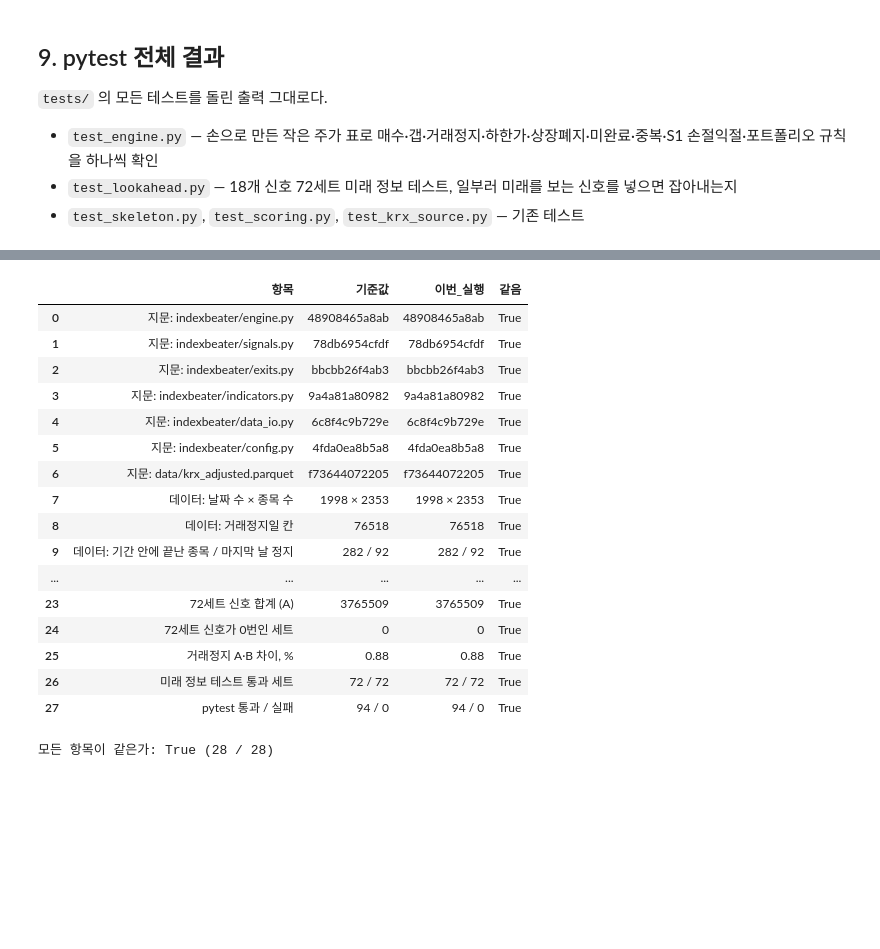
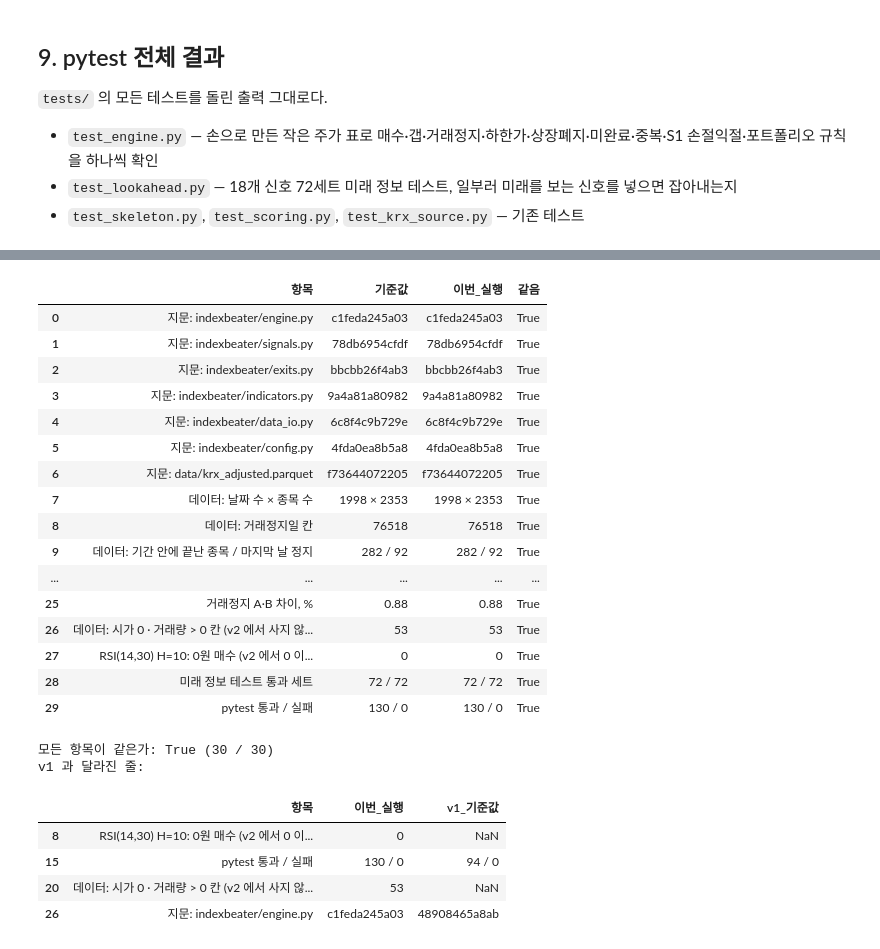
Before and after one commit to jaeyoung84/indexbeater, a Jupyter notebook: notebooks/04_엔진_신호점검.ipynb, the cells around one changed output, grey strips where cells are left out. Cells and saved outputs as stored; diff of their text form; code cells hidden in the pictures; blank space fills up the shorter version.

```diff
--- a/notebooks/04_엔진_신호점검.ipynb
+++ b/notebooks/04_엔진_신호점검.ipynb
@@ -694,35 +701,45 @@ for mk in C.UNIVERSE_MARKETS:
     worst_r = worst_f.loc[worst_f["market"] == mk, "ret_net"].mean()
     now[f"RSI {mk} 평균 순수익률(0.5%) 기본, %"] = f"{base_r * 100:.4f}"
     now[f"RSI {mk} 평균 순수익률(0.5%) 상장폐지 최악, %"] = f"{worst_r * 100:.4f}"
     now[f"RSI {mk} 포트폴리오 마지막 평가금액, 원"] = f"{port_final[mk]:,.0f}"
 now["손 계산 일치 종목 수"] = f"{int(check['모두_일치'].sum())} / {len(check)}"
 now["72세트 신호 합계 (A)"] = str(int(counts["합계"].sum()))
 now["72세트 신호가 0번인 세트"] = str(int((counts["합계"] == 0).sum()))
 now["거래정지 A·B 차이, %"] = f"{ab_total_pct:.2f}"
+zero_open = (data["adj_open"].eq(0) & data["volume"].gt(0) & data["adj_close"].notna()).to_numpy().sum()
+now["데이터: 시가 0 · 거래량 > 0 칸 (v2 에서 사지 않는 날)"] = str(int(zero_open))
+now["RSI(14,30) H=10: 0원 매수 (v2 에서 0 이어야 함)"] = str(int((filled["buy_px"] <= 0).sum()))
 now["미래 정보 테스트 통과 세트"] = f"{int(la['ok'].sum())} / {len(la)}"
 m_pass = re.search(r"(\d+) passed", res.stdout)
 m_fail = re.search(r"(\d+) failed", res.stdout)
 now["pytest 통과 / 실패"] = f"{m_pass.group(1) if m_pass else 0} / {m_fail.group(1) if m_fail else 0}"
 
-ref_path = Path(root) / "results" / "engine_v1_reference.csv"
+ref_path = Path(root) / "results" / "engine_v2_reference.csv"      # 엔진 v2 (11/24). v1 파일은 건드리지 않는다
 now_df = pd.DataFrame({"항목": list(now), "이번_실행": list(now.values())})
 if not ref_path.exists():
     # 처음 한 번만 만든다. 이미 있으면 절대 덮어쓰지 않는다 (기준값이 바뀌면 고정한 의미가 없다)
     ref_path.parent.mkdir(exist_ok=True)
     now_df.rename(columns={"이번_실행": "기준값"}).to_csv(ref_path, index=False, encoding="utf-8-sig")
     print("기준값 파일을 처음 만들었다:", ref_path)
 ref = pd.read_csv(ref_path, dtype=str, encoding="utf-8-sig")
 # 기준값 파일의 줄 순서를 그대로 두고 옆에 이번 값을 붙인다 (outer 로 합치면 가나다순으로 섞인다)
 table = ref.merge(now_df, on="항목", how="left")
 new_items = now_df[~now_df["항목"].isin(ref["항목"])]          # 기준값에 없던 새 항목은 맨 아래에 붙인다
 table = pd.concat([table, new_items], ignore_index=True)
 table["같음"] = table["기준값"] == table["이번_실행"]
 pd.set_option("display.max_colwidth", 60)
 display(table)
 print("모든 항목이 같은가:", bool(table["같음"].all()), f"({int(table['같음'].sum())} / {len(table)})")
+
+# v1 기준값과 달라진 줄 (v1 파일은 읽기만 한다). 엔진 지문·pytest 개수·새로 넣은 v2 줄만 달라야 정상이다
+v1 = pd.read_csv(Path(root) / "results" / "engine_v1_reference.csv", dtype=str, encoding="utf-8-sig")
+cmp1 = now_df.merge(v1.rename(columns={"기준값": "v1_기준값"}), on="항목", how="outer")
+cmp1 = cmp1[cmp1["이번_실행"] != cmp1["v1_기준값"]]
+print("v1 과 달라진 줄:")
+display(cmp1)
 # %% [output]
 |  | 항목 | 기준값 | 이번_실행 | 같음 |
-| 0 | 지문: indexbeater/engine.py | 48908465a8ab | 48908465a8ab | True |
+| 0 | 지문: indexbeater/engine.py | c1feda245a03 | c1feda245a03 | True |
 | 1 | 지문: indexbeater/signals.py | 78db6954cfdf | 78db6954cfdf | True |
 | 2 | 지문: indexbeater/exits.py | bbcbb26f4ab3 | bbcbb26f4ab3 | True |
 | 3 | 지문: indexbeater/indicators.py | 9a4a81a80982 | 9a4a81a80982 | True |
@@ -733,12 +750,18 @@ print("모든 항목이 같은가:", bool(table["같음"].all()), f"({int(table[
 | 8 | 데이터: 거래정지일 칸 | 76518 | 76518 | True |
 | 9 | 데이터: 기간 안에 끝난 종목 / 마지막 날 정지 | 282 / 92 | 282 / 92 | True |
 | ... | ... | ... | ... | ... |
-| 23 | 72세트 신호 합계 (A) | 3765509 | 3765509 | True |
-| 24 | 72세트 신호가 0번인 세트 | 0 | 0 | True |
 | 25 | 거래정지 A·B 차이, % | 0.88 | 0.88 | True |
-| 26 | 미래 정보 테스트 통과 세트 | 72 / 72 | 72 / 72 | True |
-| 27 | pytest 통과 / 실패 | 94 / 0 | 94 / 0 | True |
+| 26 | 데이터: 시가 0 · 거래량 > 0 칸 (v2 에서 사지 않... | 53 | 53 | True |
+| 27 | RSI(14,30) H=10: 0원 매수 (v2 에서 0 이... | 0 | 0 | True |
+| 28 | 미래 정보 테스트 통과 세트 | 72 / 72 | 72 / 72 | True |
+| 29 | pytest 통과 / 실패 | 130 / 0 | 130 / 0 | True |
-모든 항목이 같은가: True (28 / 28)
+모든 항목이 같은가: True (30 / 30)
+v1 과 달라진 줄:
+|  | 항목 | 이번_실행 | v1_기준값 |
+| 8 | RSI(14,30) H=10: 0원 매수 (v2 에서 0 이... | 0 | NaN |
+| 15 | pytest 통과 / 실패 | 130 / 0 | 94 / 0 |
+| 20 | 데이터: 시가 0 · 거래량 > 0 칸 (v2 에서 사지 않... | 53 | NaN |
+| 26 | 지문: indexbeater/engine.py | c1feda245a03 | 48908465a8ab |
 # %% [markdown]
 ## 11. 정리 (확인한 것 / 확인 못한 것 / 이상한 것)
 
```
Also changed, not shown: parts of 7 cells of this notebook, 16 other files.
